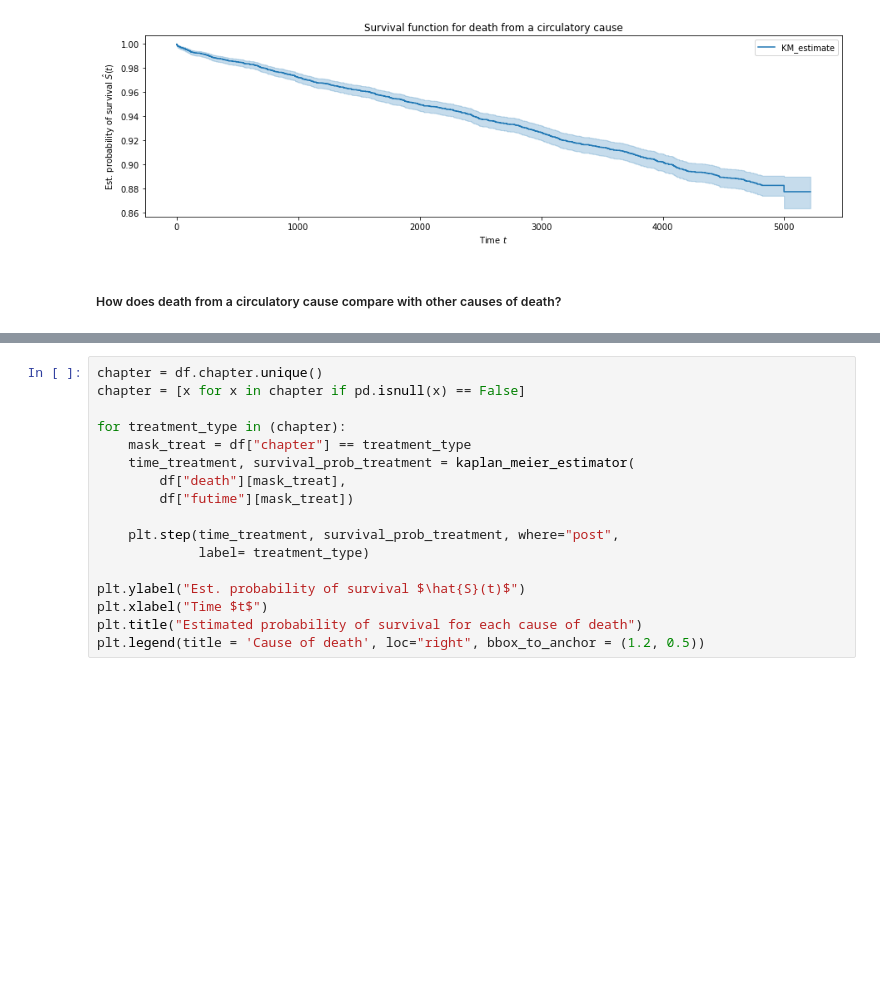
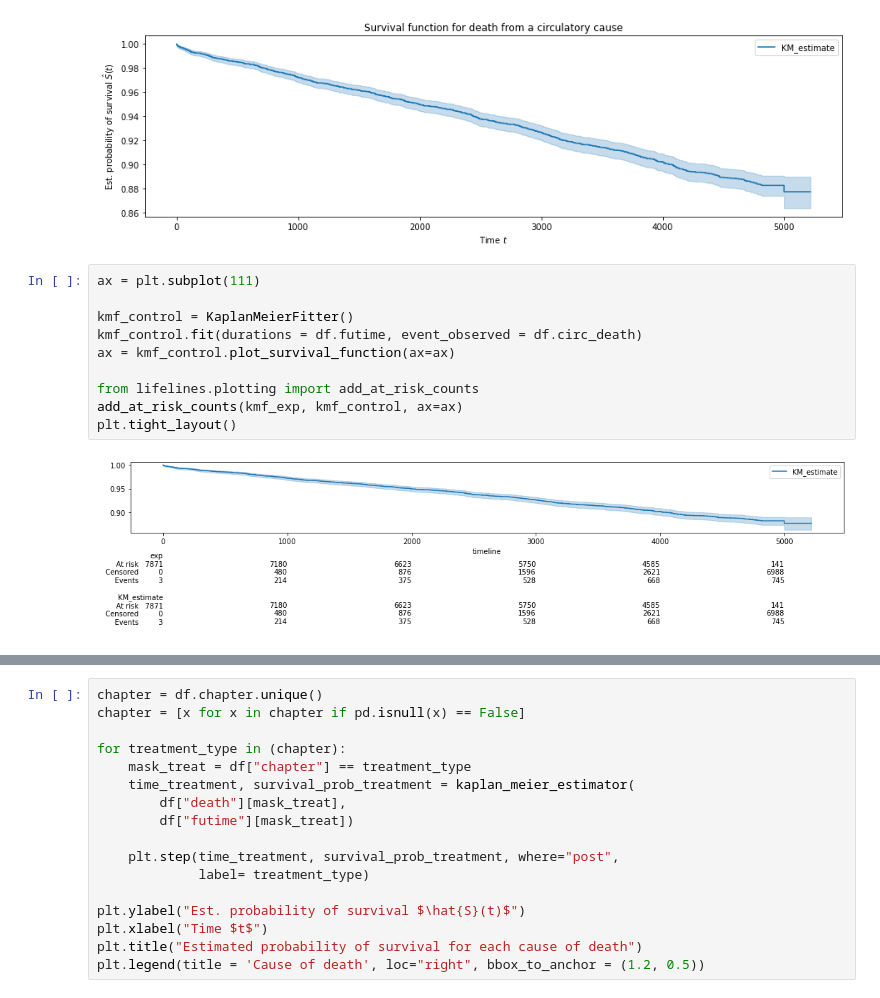
Before and after one commit to jessica-irving/risk-of-circulatory-death-7yrs, a Jupyter notebook: Risk_of_death_7yr_from_circulatory.ipynb, the cells around one changed output, grey strips where cells are left out. Saved outputs shown, nothing was run; the diff lists cells and outputs as text; blank space fills up the shorter version.

Commit message:
Updated KM curve.

```diff
--- a/Risk_of_death_7yr_from_circulatory.ipynb
+++ b/Risk_of_death_7yr_from_circulatory.ipynb
@@ -219,5 +218,15 @@ plt.xlabel("Time $t$")
 # %% [output]
 Text(0.5, 0, 'Time $t$')
 [figure]
-# %% [markdown]
-##### How does death from a circulatory cause compare with other causes of death?
+# %%
+ax = plt.subplot(111)
+
+kmf_control = KaplanMeierFitter()
+kmf_control.fit(durations = df.futime, event_observed = df.circ_death)
+ax = kmf_control.plot_survival_function(ax=ax)
+
+from lifelines.plotting import add_at_risk_counts
+add_at_risk_counts(kmf_exp, kmf_control, ax=ax)
+plt.tight_layout()
+# %% [output]
+[figure, added]
```
Also changed, not shown: parts of 10 cells of this notebook.
